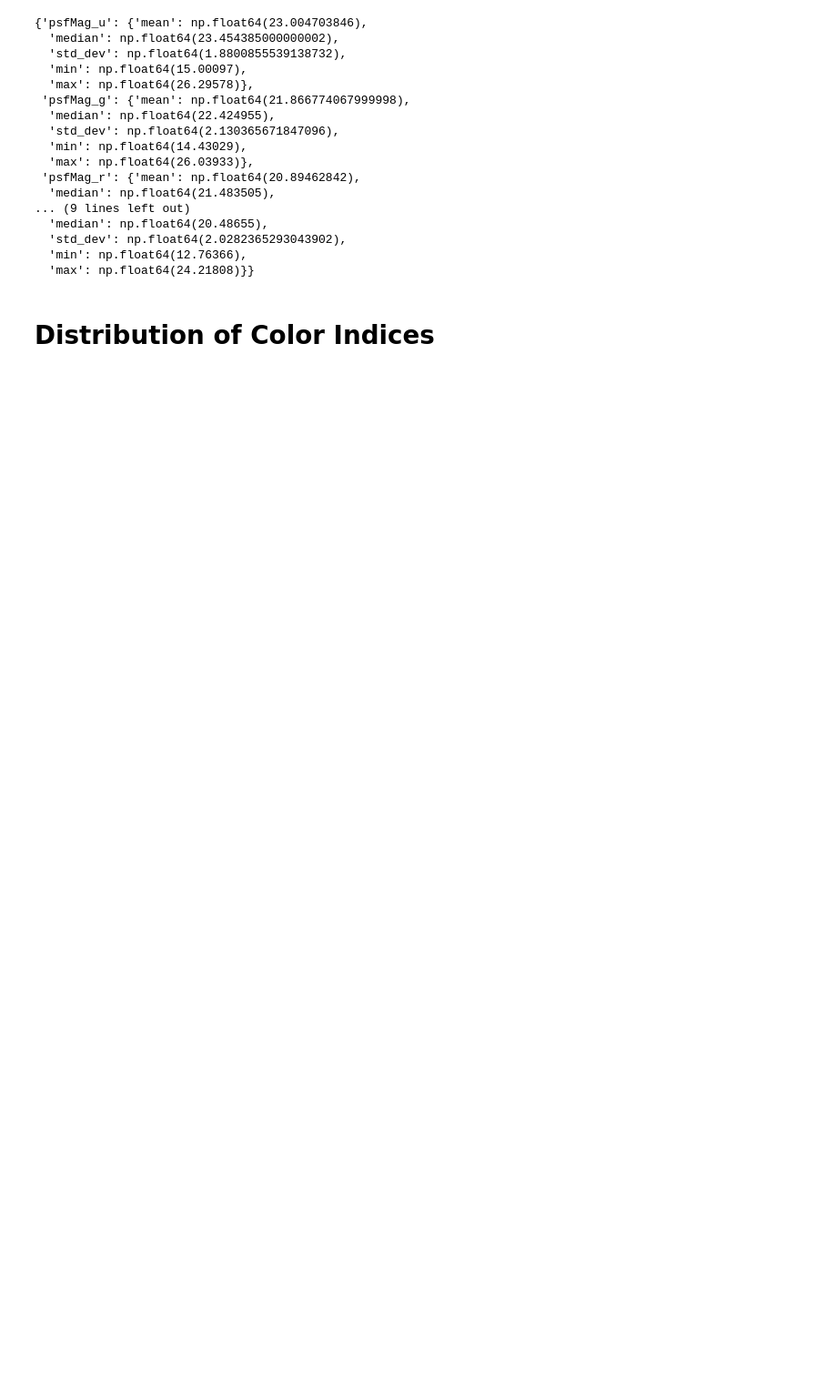
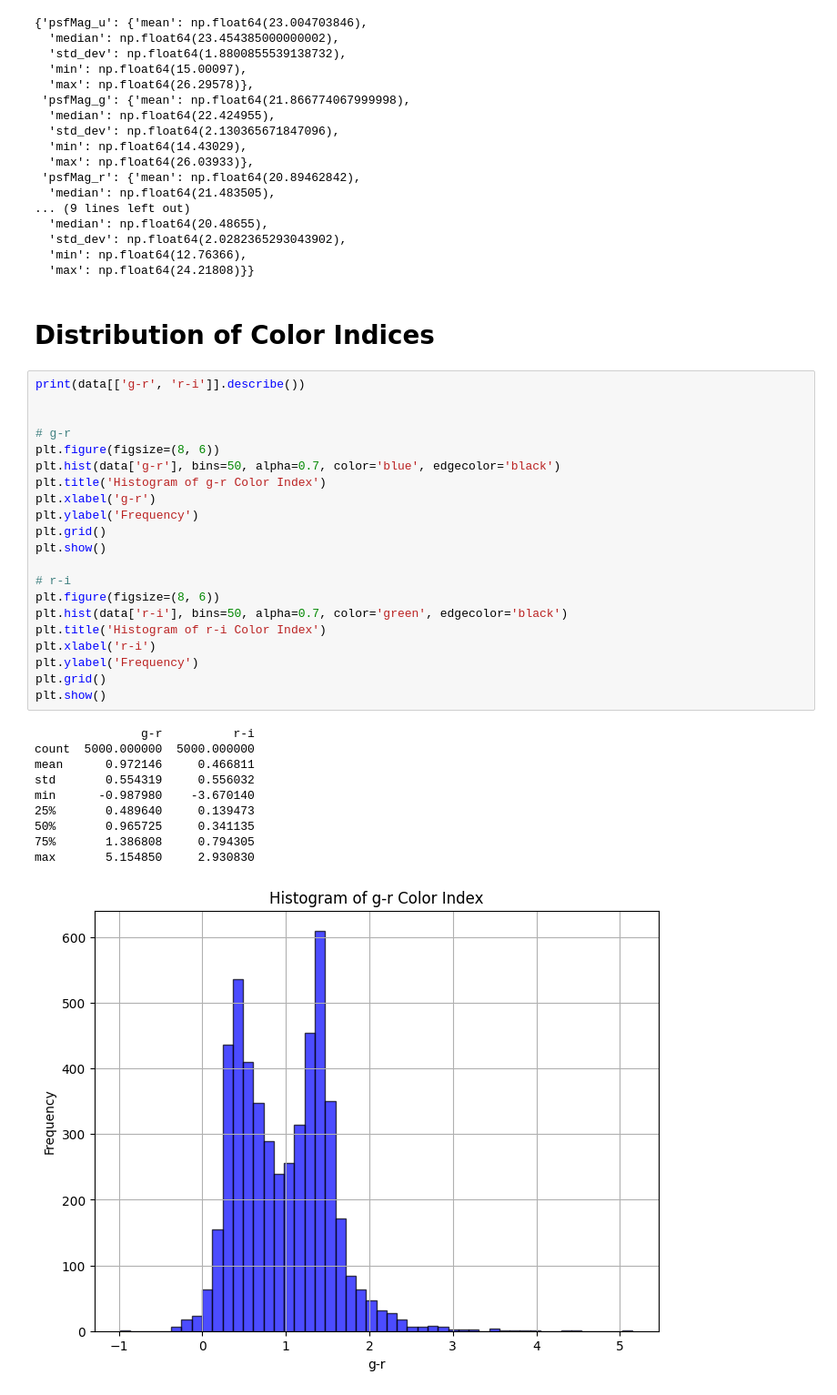
Before and after one commit to Fr4nc3/SDSS_Release_17_system_model, a Jupyter notebook: sdss_data.ipynb, the cells around one changed output. Shown: that part at 91% size. Saved outputs shown, nothing was run; the diff lists cells and outputs as text; blank space fills up the shorter version.

```diff
--- a/sdss_data.ipynb
+++ b/sdss_data.ipynb
@@ -383,3 +383,35 @@ histograms
   'max': np.float64(24.21808)}}
 # %% [markdown]
 #  Distribution of Color Indices
+# %%
+print(data[['g-r', 'r-i']].describe())
+
+
+# g-r
+plt.figure(figsize=(8, 6))
+plt.hist(data['g-r'], bins=50, alpha=0.7, color='blue', edgecolor='black')
+plt.title('Histogram of g-r Color Index')
+plt.xlabel('g-r')
+plt.ylabel('Frequency')
+plt.grid()
+plt.show()
+
+# r-i
+plt.figure(figsize=(8, 6))
+plt.hist(data['r-i'], bins=50, alpha=0.7, color='green', edgecolor='black')
+plt.title('Histogram of r-i Color Index')
+plt.xlabel('r-i')
+plt.ylabel('Frequency')
+plt.grid()
+plt.show()
+# %% [output]
+               g-r          r-i
+count  5000.000000  5000.000000
+mean      0.972146     0.466811
+std       0.554319     0.556032
+min      -0.987980    -3.670140
+25%       0.489640     0.139473
+50%       0.965725     0.341135
+75%       1.386808     0.794305
+max       5.154850     2.930830
+[figure, added]
```
Also changed, not shown: parts of 1 cell of this notebook.
